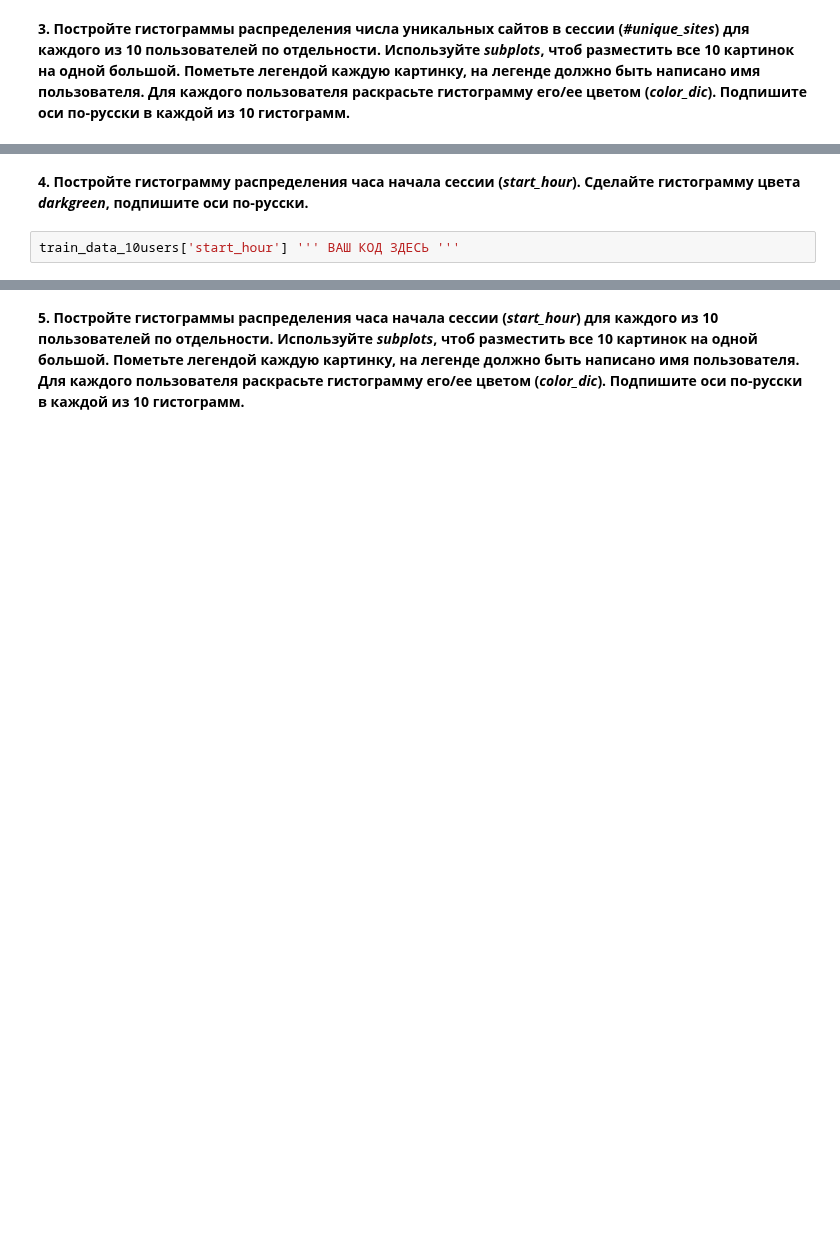
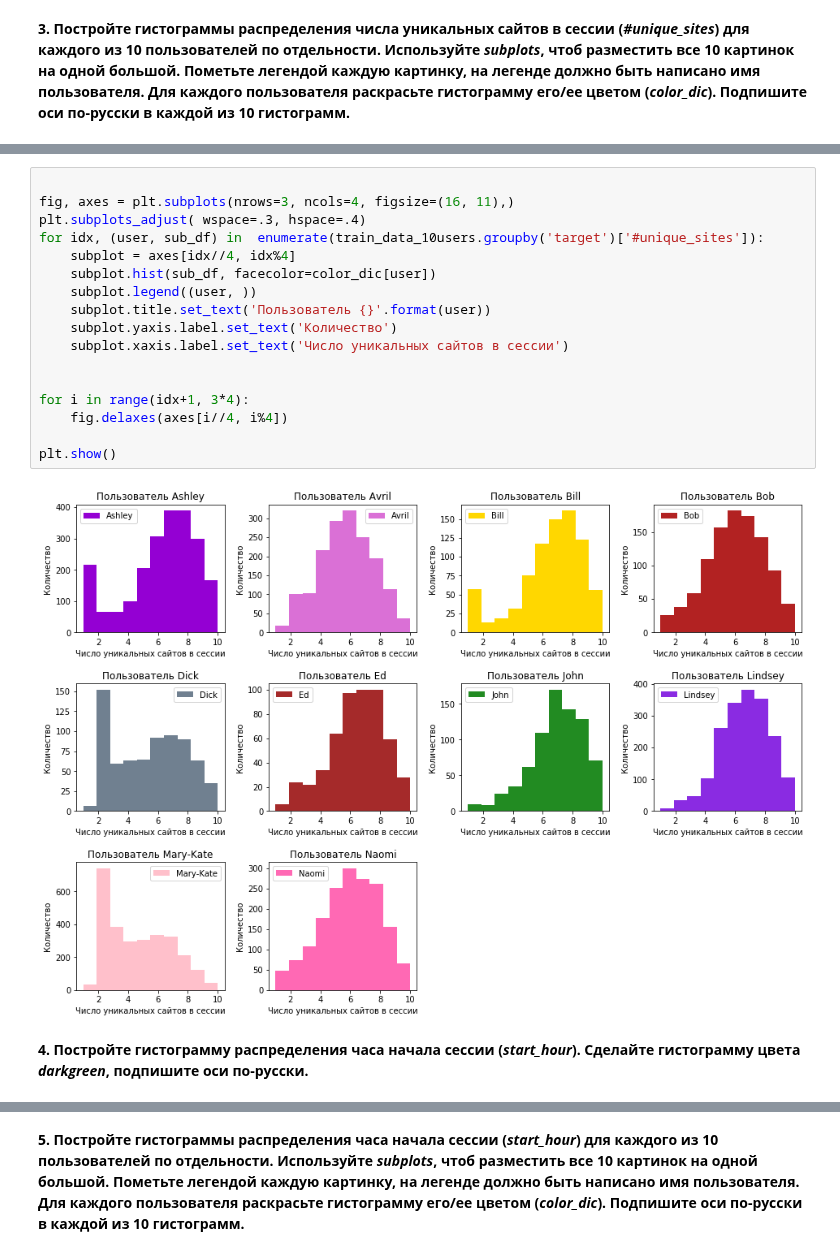
Before and after one commit to dminikorenb/DataLearning, a Jupyter notebook: dminik6_w3.ipynb, the cells around one changed output, grey strips where cells are left out. Drawn from its saved outputs; the diff is of its cells as text; blank space fills up the shorter version.

```diff
--- a/dminik6_w3.ipynb
+++ b/dminik6_w3.ipynb
@@ -217,4 +246,21 @@ for idx, (user, sub_df) in  enumerate(pd.groupby(train_data_10users, 'user_id'))
+# %%
+
+fig, axes = plt.subplots(nrows=3, ncols=4, figsize=(16, 11),)
+plt.subplots_adjust( wspace=.3, hspace=.4)
+for idx, (user, sub_df) in  enumerate(train_data_10users.groupby('target')['#unique_sites']):
+    subplot = axes[idx//4, idx%4]
+    subplot.hist(sub_df, facecolor=color_dic[user])
+    subplot.legend((user, ))
+    subplot.title.set_text('Пользователь {}'.format(user))
+    subplot.yaxis.label.set_text('Количество')
+    subplot.xaxis.label.set_text('Число уникальных сайтов в сессии')
+
+
+for i in range(idx+1, 3*4):
+    fig.delaxes(axes[i//4, i%4])
+
+plt.show()
+# %% [output]
+[figure, added]
 # %% [markdown]
 **4. Постройте гистограмму распределения часа начала сессии (*start_hour*). Сделайте гистограмму цвета *darkgreen*, подпишите оси по-русски.**
-# %%
-train_data_10users['start_hour'] ''' ВАШ КОД ЗДЕСЬ '''
```
Also changed, not shown: parts of 24 cells of this notebook.
